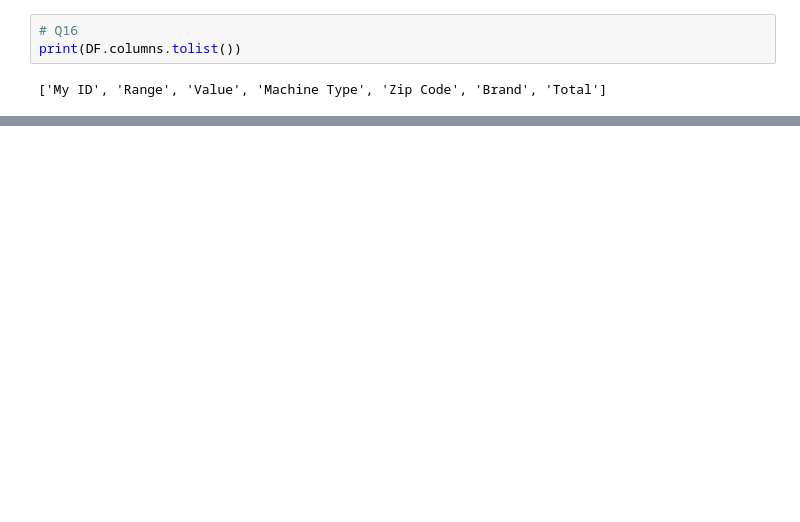
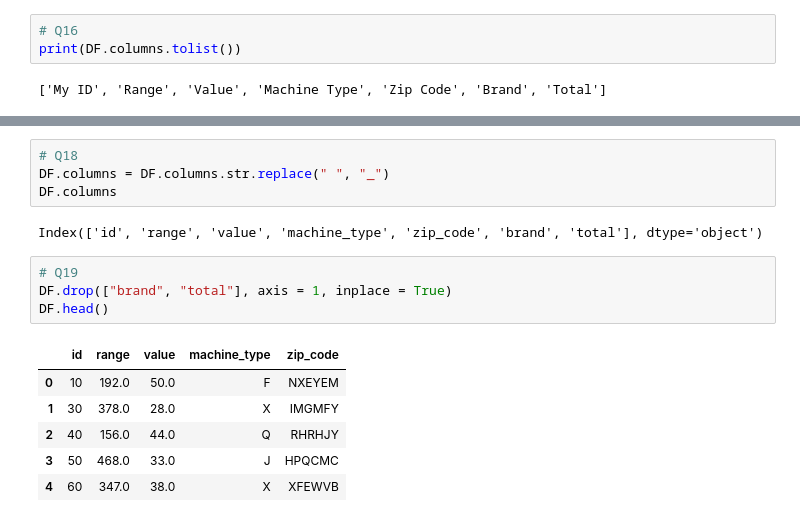
Before and after one commit to qlows/data_science, a Jupyter notebook: assignment3/assignment3.ipynb, the cells around one changed output, grey strips where cells are left out. Saved outputs shown, nothing was run; the diff lists cells and outputs as text; blank space fills up the shorter version.

```diff
--- a/assignment3/assignment3.ipynb
+++ b/assignment3/assignment3.ipynb
@@ -185,0 +254,17 @@ DF.head()
+# %%
+# Q18
+DF.columns = DF.columns.str.replace(" ", "_")
+DF.columns
+# %% [output]
+Index(['id', 'range', 'value', 'machine_type', 'zip_code', 'brand', 'total'], dtype='object')
+# %%
+# Q19
+DF.drop(["brand", "total"], axis = 1, inplace = True)
+DF.head()
+# %% [output]
+|  | id | range | value | machine_type | zip_code |
+| 0 | 10 | 192.0 | 50.0 | F | NXEYEM |
+| 1 | 30 | 378.0 | 28.0 | X | IMGMFY |
+| 2 | 40 | 156.0 | 44.0 | Q | RHRHJY |
+| 3 | 50 | 468.0 | 33.0 | J | HPQCMC |
+| 4 | 60 | 347.0 | 38.0 | X | XFEWVB |
```
Also changed, not shown: parts of 17 cells of this notebook.
